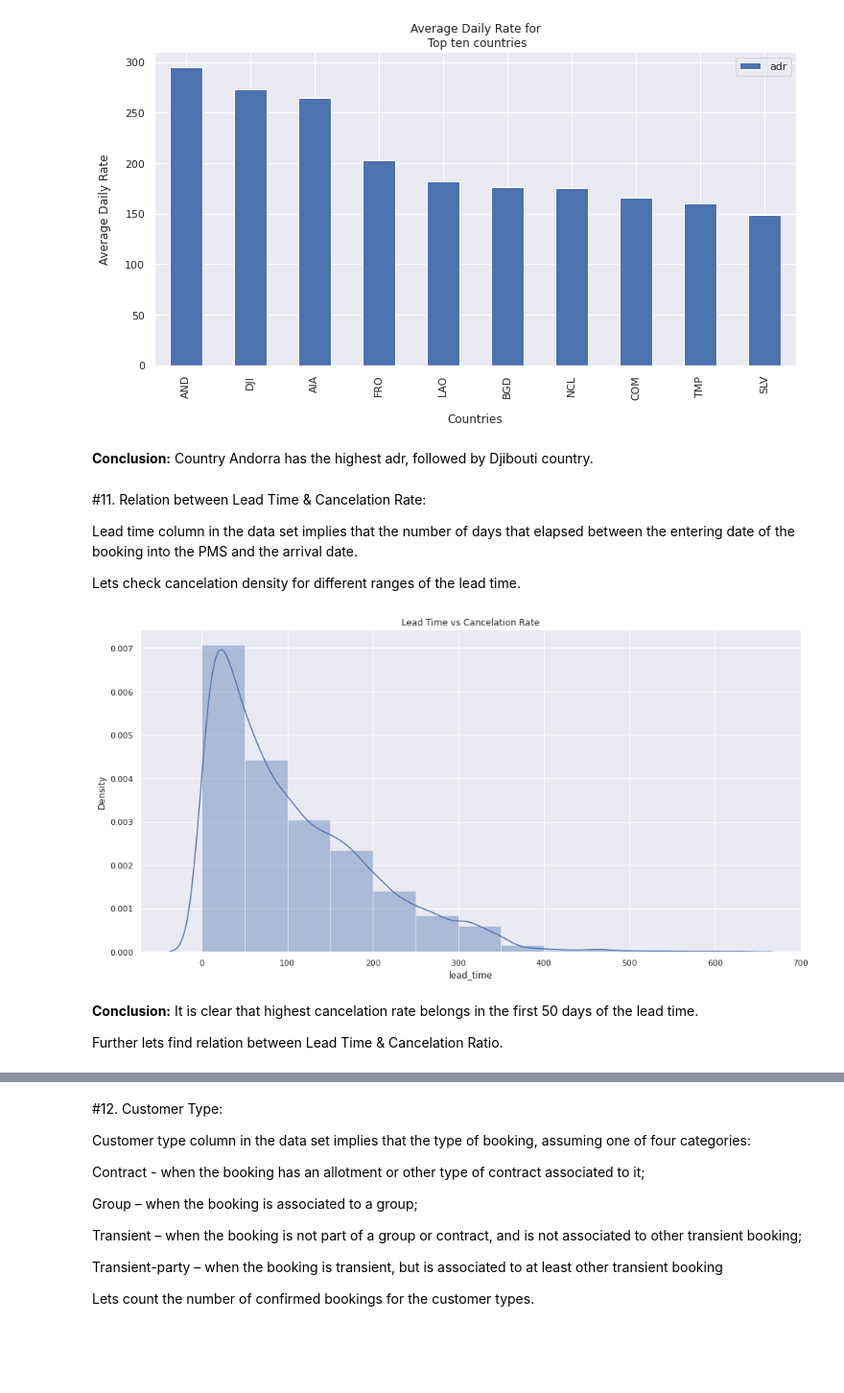
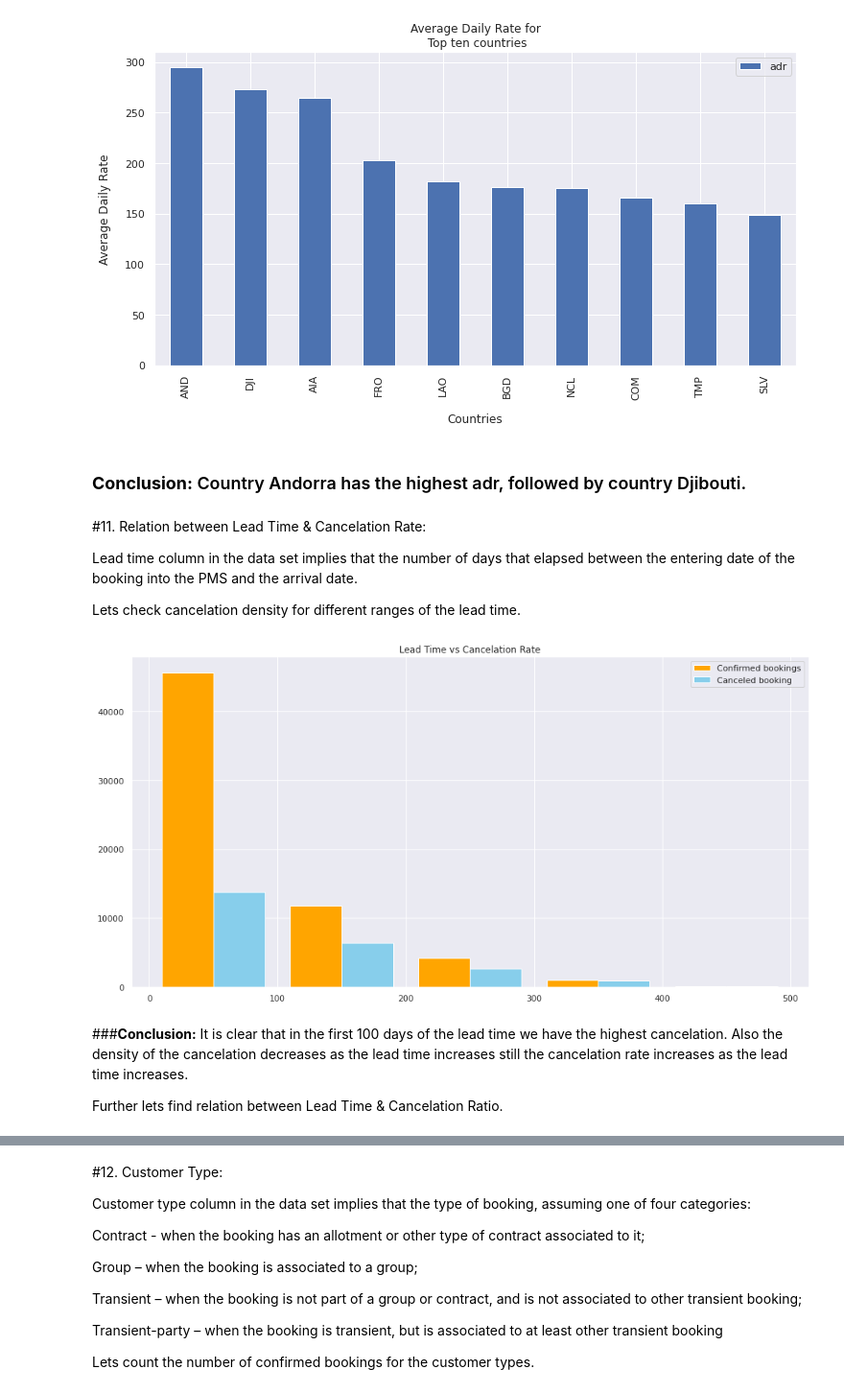
Before and after one commit to durg3sh10/Hotel_Booking_Analysis, a Jupyter notebook: Durgesh_Hotel_Booking_Analysis_Capstone_Project.ipynb, the cells around one changed output, grey strips where cells are left out. Shown at 96% size. Drawn from its saved outputs; the diff is of its cells as text; code cells hidden in the pictures; blank space fills up the shorter version.

```diff
--- a/Durgesh_Hotel_Booking_Analysis_Capstone_Project.ipynb
+++ b/Durgesh_Hotel_Booking_Analysis_Capstone_Project.ipynb
@@ -75,7 +75,7 @@ Loading the data into the pandas data frame is certainly one of the most importa
 
 Read the csv file using read_csv() function of pandas library where each data is separated by the delimiter “,” in given data set.
 # %%
-hotel_df = pd.read_csv("/content/drive/MyDrive/Data science/Alma Better/Python/Team Capstone project/Hotel Bookings.csv")
+hotel_df = pd.read_csv("/content/drive/MyDrive/Team capstone project/Hotel Bookings.csv")
 # %% [markdown]
 #Data Exploration:-
 # %%
@@ -303,6 +313,7 @@ We will extract information from our dataset and try to answer the following que
 To answer this question, we will start by plotting a histogram for the hotel column in our dataset.
 # %%
 # Plotting types of hotel bookings
+sns.set_style("whitegrid")
 plt.figure(figsize=(6,4))
 plt.hist(not_canceled_df.hotel, color="skyblue")
 plt.xlabel("Hotel type")
@@ -716,7 +728,7 @@ plt.ylabel("Average Daily Rate", labelpad=14);
 # %% [output]
 [figure]
 # %% [markdown]
-**Conclusion:** Country Andorra has the highest adr, followed by Djibouti country.
+### **Conclusion:** Country Andorra has the highest adr, followed by country Djibouti.
 # %% [markdown]
 #11. Relation between Lead Time & Cancelation Rate:
 
@@ -726,10 +738,11 @@ Lets check cancelation density for different ranges of the lead time.
 # %%
 fig, plot = plt.subplots(figsize=(16,8))
 plt.title("Lead Time vs Cancelation Rate")
-ax = sns.distplot(canceled_df.lead_time, bins= np.arange(0, 600,50) );
+plt.hist([not_canceled_df.lead_time, canceled_df.lead_time], color = ["orange","skyblue"], bins= np.arange(0, 600,100));
+plt.legend(["Confirmed bookings", "Canceled booking"]);
 # %% [output]
-[figure, old version]
+[figure, new version]
 # %% [markdown]
-**Conclusion:**  It is clear that highest cancelation rate belongs in the first 50 days of the lead time.
+###**Conclusion:**  It is clear that in the first 100 days of the lead time we have the highest cancelation. Also the density of  the cancelation decreases as the lead time increases still the cancelation rate increases as the lead time increases.
 
 Further lets find relation between Lead Time & Cancelation Ratio.
```
Also changed, not shown: parts of 44 cells of this notebook.
